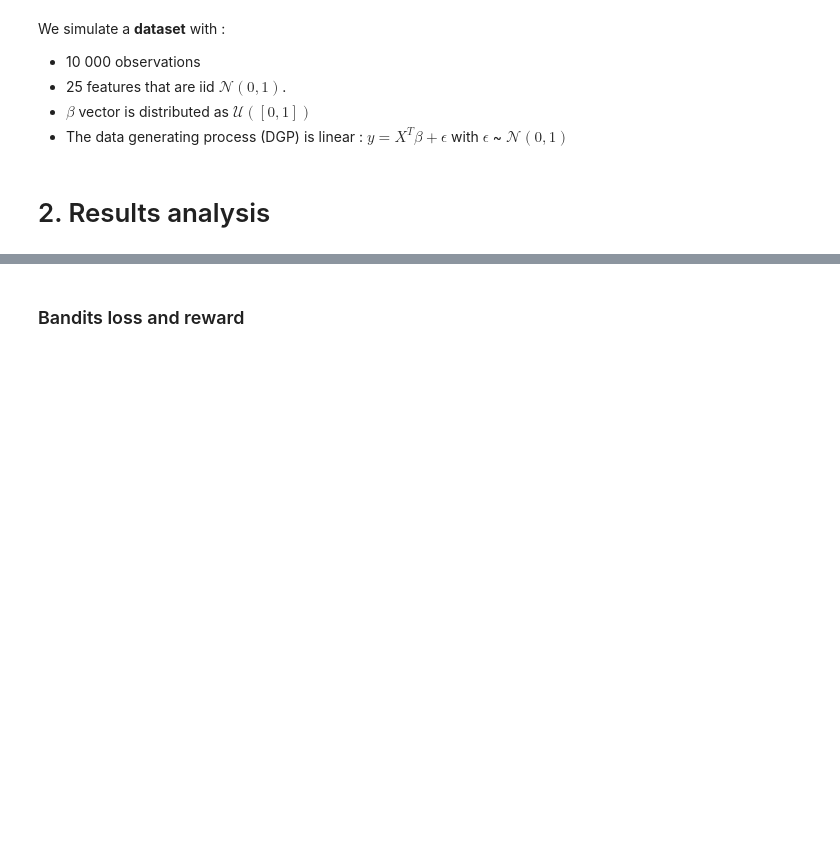
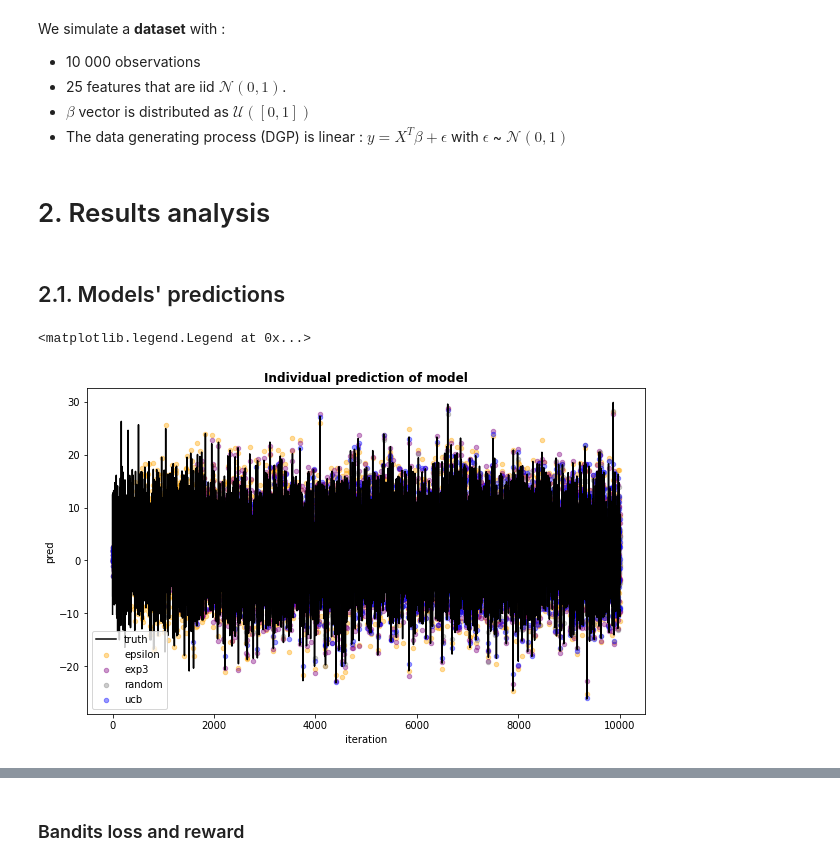
Before and after one commit to etiennekintzler/visualize_bandit_algorithms, a Jupyter notebook: bandit_model_selection.ipynb, the cells around one changed output, grey strips where cells are left out. Drawn from its saved outputs; the diff is of its cells as text; code cells hidden in the pictures; blank space fills up the shorter version.

```diff
--- a/bandit_model_selection.ipynb
+++ b/bandit_model_selection.ipynb
@@ -271 +279,15 @@ AXE_TITLE = dict(
+# %% [markdown]
+## 2.1. Models' predictions
+# %%
+ax = df_analysis.set_index("iteration")[["truth"]].plot(figsize=FIGSIZE, color="black")
+ax.set_title("Individual prediction of model", fontweight="bold")
+
+for _, pred_bandit in df_analysis.groupby("bandit"):
+    bandit_label = pred_bandit.bandit.iloc[0]
+    pred_bandit.plot.scatter(x="iteration", y="pred", label=bandit_label, ax=ax, color=BANDIT_COLORS[bandit_label], alpha=.4)
+
+ax.legend()
+# %% [output]
+<matplotlib.legend.Legend at 0x...>
+[figure, added]
 # %% [markdown]
```
Also changed, not shown: parts of 25 cells of this notebook.
